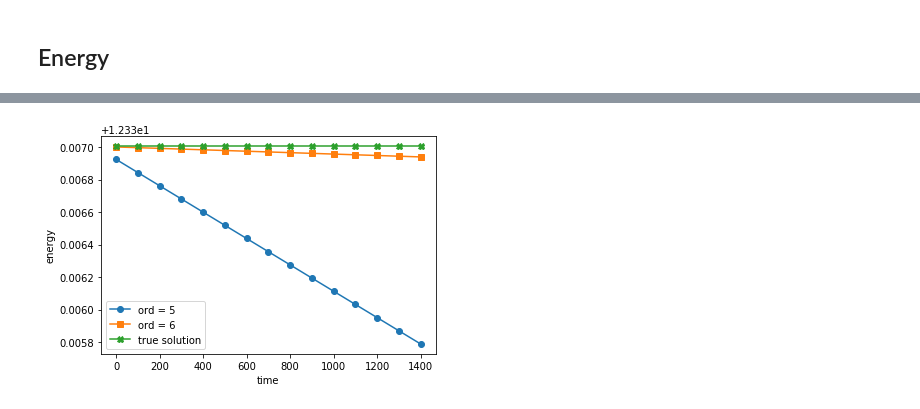
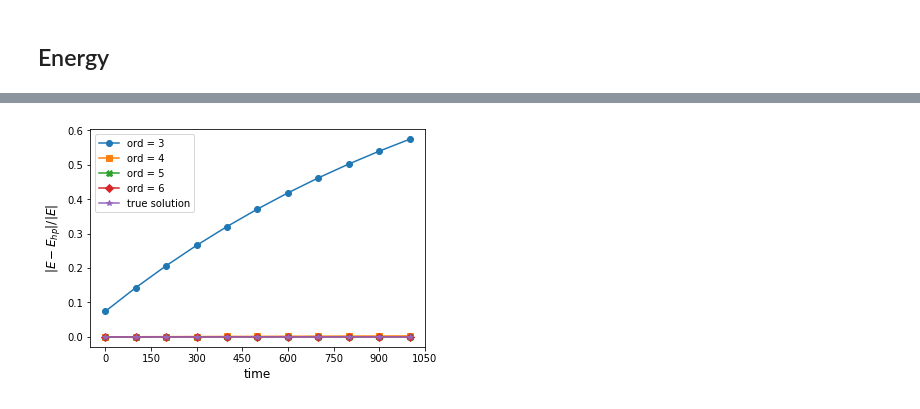
Before and after one commit to PaulSt/NGSTrefftz, a Jupyter notebook: python_test/notebooks/evolvetent.ipynb, the cells around one changed output, grey strips where cells are left out. Cells and saved outputs as stored; diff of their text form; code cells hidden in the pictures.

Commit message:
add more figures to energy measure

```diff
--- a/python_test/notebooks/evolvetent.ipynb
+++ b/python_test/notebooks/evolvetent.ipynb
@@ -246,10 +246,10 @@ order: 4 err: 0.0014989062389827049
 # %%
 markers = ["o","s","X","D","*","P","s","X","D","*","P"]
 maxorder = 7
-minorder=5
+minorder=3
 t_start = 0
 t_step = 100
-t_end = 1500
+t_end = 1100
 xrange=range(t_start,t_end,t_step)
 c = 1
 initmesh = Mesh(SegMesh(5,0,1)) #Mesh(unit_square.GenerateMesh(maxh=0.09))
@@ -278,31 +278,81 @@ while t_start < t_end:
     t_start += t_step
     energy[o+1].append(EvolveTentsEnergy(order,initmesh,EvolveTentsMakeWavefront(order,initmesh,t_start,bdd),c))
 
-maxh=range(minorder,maxorder)
+#maxh=range(minorder,maxorder)
+#fig = plt.figure()
+#ax = fig.gca()
+#for i,h in enumerate(maxh):
+#    plt.semilogy(xrange , error[i], "-"+markers[i], label="ord="+str(h))
+#ax.xaxis.set_major_locator(MaxNLocator(integer=True))
+#plt.legend()
+#plt.ylabel("error")
+#plt.xlabel("time")
+#plt.savefig('../results/energy_error'+'.eps', format='eps', dpi=1000)
+#plt.show()
+
+ro=["ord = "+str(x) for x in range(minorder,maxorder)]
+ro.append("true solution")
 fig = plt.figure()
 ax = fig.gca()
-for i,h in enumerate(maxh):
-    plt.semilogy(xrange , error[i], "-"+markers[i], label="h="+str(h))
+for i,h in enumerate(ro):
+    #plt.plot(xrange , energy[i], "-"+markers[i], label=str(h))
+    #plt.semilogy(xrange , energy[i], marker=i, label="h="+str(h))
+    plt.semilogy(xrange , [abs(energy[i][e]-energy[-1][e])/energy[-1][e] for e in range(len(energy[0]))], "-"+markers[i], label=str(h))
 ax.xaxis.set_major_locator(MaxNLocator(integer=True))
-#plt.title('Wavespeed: ' + str(c) + " dim: " + str(initmesh.dim) + "+1")
 plt.legend()
-plt.ylabel("error")
-plt.xlabel("time")
-plt.savefig('../results/energy_error'+'.eps', format='eps', dpi=1000)
+plt.ylabel(r'$|E-E_{hp}|/|E|$',fontsize=12)
+plt.xlabel("time",fontsize=12)
+#plt.savefig('../results/energy'+'.eps', format='eps', dpi=1000)
 plt.show()
 
-maxh=["ord = "+str(x) for x in range(minorder,maxorder)]
-maxh.append("true solution")
 fig = plt.figure()
 ax = fig.gca()
-for i,h in enumerate(maxh):
-    plt.plot(xrange , energy[i], "-"+markers[i], label=str(h))
-    #plt.semilogy(xrange , energy[i], marker=i, label="h="+str(h))
+for i,h in enumerate(ro):
+    plt.plot(xrange , [abs(energy[i][e]-energy[-1][e])/energy[-1][e] for e in range(len(energy[0]))], "-"+markers[i], label=str(h))
 ax.xaxis.set_major_locator(MaxNLocator(integer=True))
-#plt.title('Wavespeed: ' + str(c) + " dim: " + str(initmesh.dim) + "+1")
 plt.legend()
-plt.ylabel("energy")
-plt.xlabel("time")
-plt.savefig('../results/energy'+'.eps', format='eps', dpi=1000)
+plt.ylabel(r'$|E-E_{hp}|/|E|$',fontsize=12)
+plt.xlabel("time",fontsize=12)
+#plt.savefig('../results/energy'+'.eps', format='eps', dpi=1000)
 plt.show()
+
+for e in energy:
+    print(abs(e[-1]-energy[-1][-1])/energy[-1][-1] * 100, ' percent')
+
+
+
+maxorder = 9
+minorder=2
+t_start = 0
+t_step = 1000
+t_end = 1000
+xrange=range(t_start,t_end,t_step)
+c = 1
+initmesh = Mesh(SegMesh(5,0,1)) #Mesh(unit_square.GenerateMesh(maxh=0.09))
+bdd = simplesin(initmesh.dim,c)
+
+error = [None] * (maxorder-minorder+1)
+energy = [None] * (maxorder-minorder+1)
+
+for o,order in enumerate(range(minorder,maxorder)):
+    t_start = 0
+    wavefront = EvolveTentsMakeWavefront(order,initmesh,t_start,bdd)
+
+    wavefront = EvolveTents(order,initmesh,c,t_step,wavefront,t_start,bdd)
+    l2err = EvolveTentsError(order,initmesh,wavefront,EvolveTentsMakeWavefront(order,initmesh,t_start,bdd))
+    egy = EvolveTentsEnergy(order,initmesh,wavefront,c)
+    error[o]=l2err
+    energy[o]=egy
+t_start += t_step
+energy[o+1]=EvolveTentsEnergy(order,initmesh,EvolveTentsMakeWavefront(order,initmesh,t_start,bdd),c)
+ro=["ord = "+str(x) for x in range(minorder,maxorder)]
+fig = plt.figure()
+ax = fig.gca()
+plt.semilogy(range(minorder,maxorder) , [abs(energy[i]-energy[-1])/energy[-1] for i,k in enumerate(range(minorder,maxorder))], "-"+markers[0],label='time=1000')
+ax.xaxis.set_major_locator(MaxNLocator(integer=True))
+plt.legend()
+plt.ylabel(r'$|E-E_{hp}|/|E|$',fontsize=12)
+plt.xlabel("order",fontsize=12)
+#plt.savefig('../results/energy'+'.eps', format='eps', dpi=1000)
+plt.show()
 # %% [output]
@@ -310 +360 @@ plt.show()
-[figure, old version]
+[figure, new version]
```
Also changed, not shown: parts of 1 cell of this notebook.
